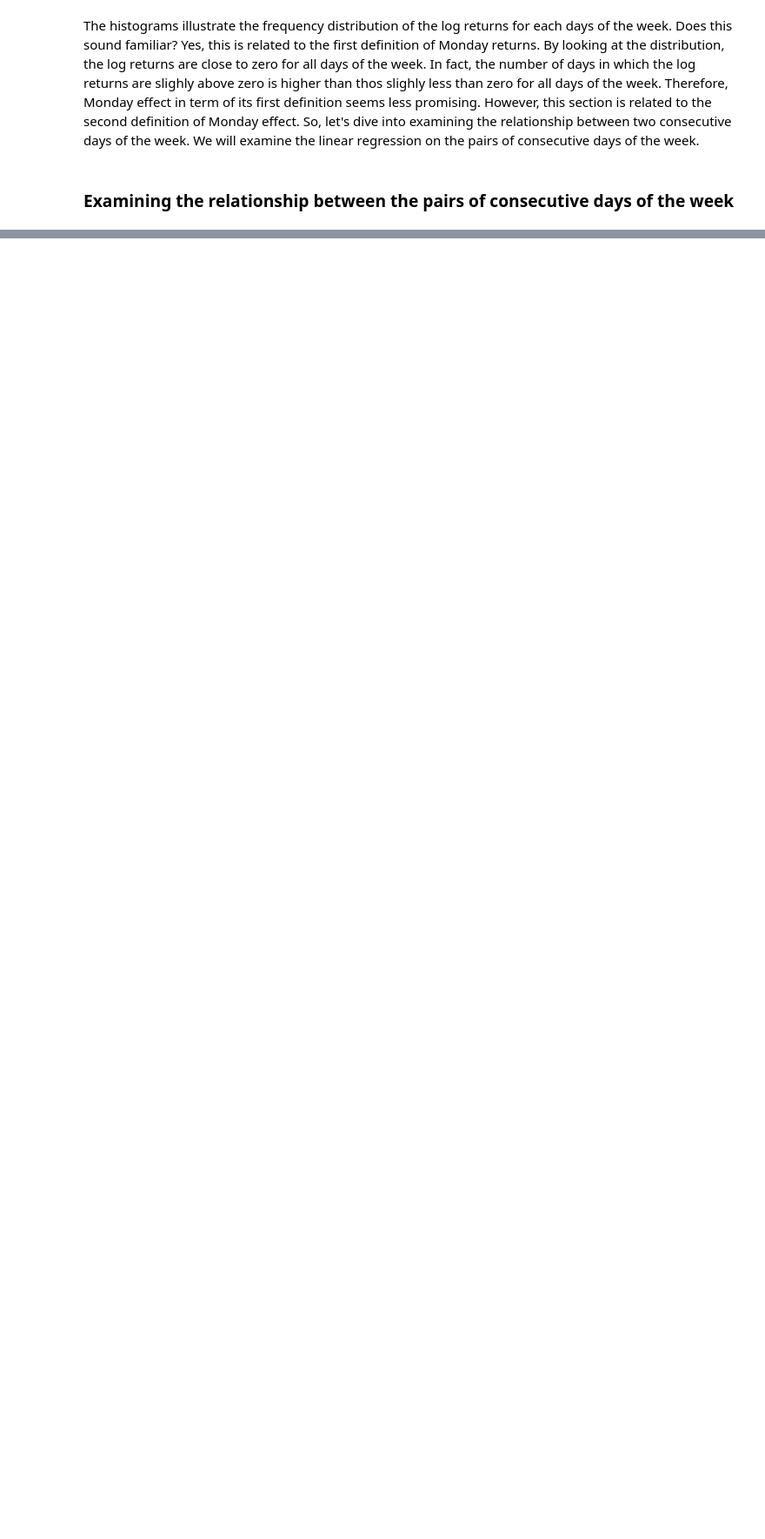
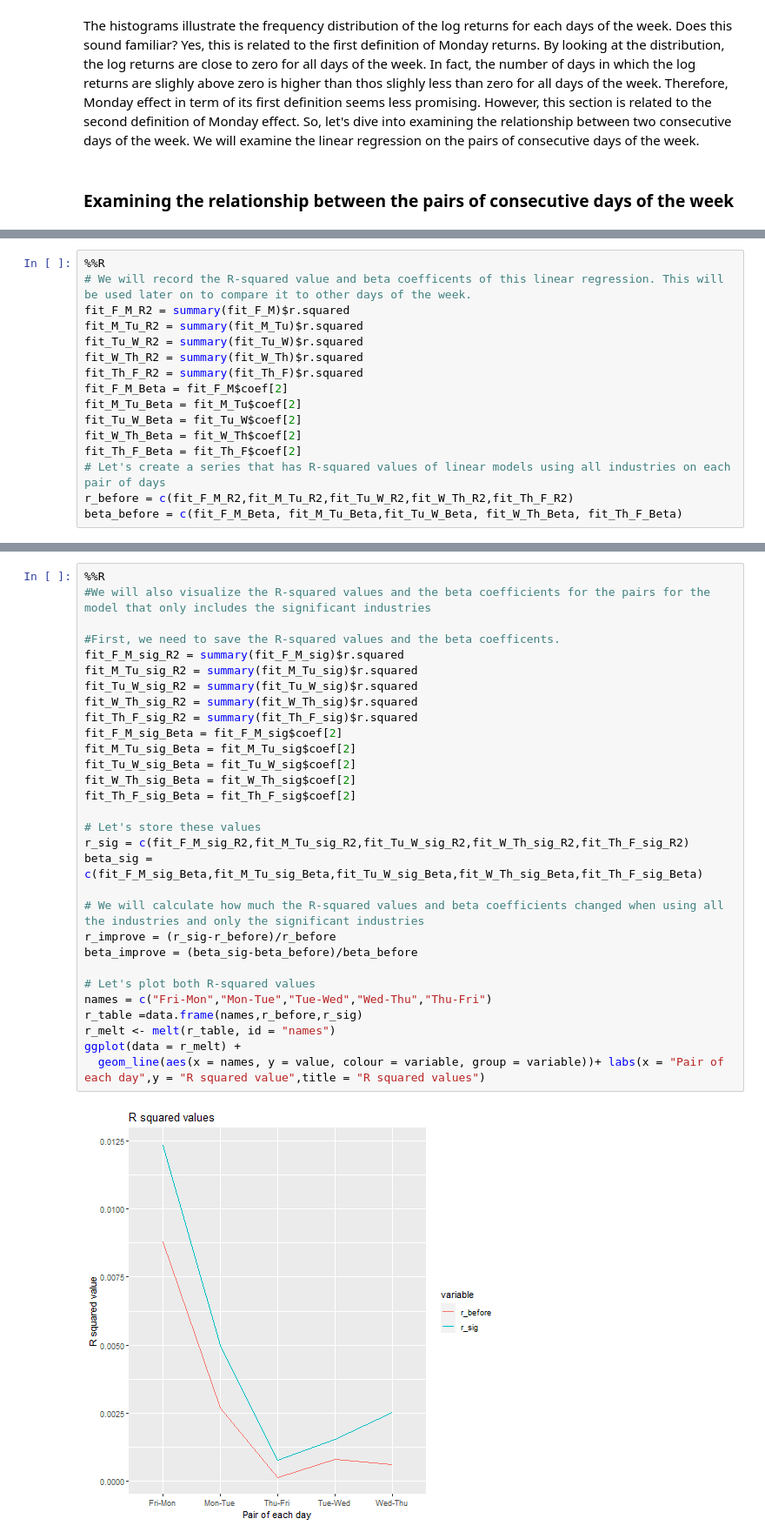
Before and after one commit to Sungbinyouk/UCSB-PSTAT234-2021S-Final-Project-Stock, a Jupyter notebook: Examining Monday Effect.ipynb, the cells around one changed output, grey strips where cells are left out. Shown at 87% size. Cells and saved outputs as stored; diff of their text form; blank space fills up the shorter version.

```diff
--- a/Examining Monday Effect.ipynb
+++ b/Examining Monday Effect.ipynb
@@ -510,0 +538,16 @@ There is a statistically significant positive relationship between the log retur
+# %%
+%%R
+# We will record the R-squared value and beta coefficents of this linear regression. This will be used later on to compare it to other days of the week.
+fit_F_M_R2 = summary(fit_F_M)$r.squared
+fit_M_Tu_R2 = summary(fit_M_Tu)$r.squared
+fit_Tu_W_R2 = summary(fit_Tu_W)$r.squared
+fit_W_Th_R2 = summary(fit_W_Th)$r.squared
+fit_Th_F_R2 = summary(fit_Th_F)$r.squared
+fit_F_M_Beta = fit_F_M$coef[2]
+fit_M_Tu_Beta = fit_M_Tu$coef[2]
+fit_Tu_W_Beta = fit_Tu_W$coef[2]
+fit_W_Th_Beta = fit_W_Th$coef[2]
+fit_Th_F_Beta = fit_Th_F$coef[2]
+# Let's create a series that has R-squared values of linear models using all industries on each pair of days
+r_before = c(fit_F_M_R2,fit_M_Tu_R2,fit_Tu_W_R2,fit_W_Th_R2,fit_Th_F_R2)
+beta_before = c(fit_F_M_Beta, fit_M_Tu_Beta,fit_Tu_W_Beta, fit_W_Th_Beta, fit_Th_F_Beta)
@@ -510,0 +680,32 @@ There is a statistically significant positive relationship between the log retur
+# %%
+%%R
+#We will also visualize the R-squared values and the beta coefficients for the pairs for the model that only includes the significant industries
+
+#First, we need to save the R-squared values and the beta coefficents.
+fit_F_M_sig_R2 = summary(fit_F_M_sig)$r.squared
+fit_M_Tu_sig_R2 = summary(fit_M_Tu_sig)$r.squared
+fit_Tu_W_sig_R2 = summary(fit_Tu_W_sig)$r.squared
+fit_W_Th_sig_R2 = summary(fit_W_Th_sig)$r.squared
+fit_Th_F_sig_R2 = summary(fit_Th_F_sig)$r.squared
+fit_F_M_sig_Beta = fit_F_M_sig$coef[2]
+fit_M_Tu_sig_Beta = fit_M_Tu_sig$coef[2]
+fit_Tu_W_sig_Beta = fit_Tu_W_sig$coef[2]
+fit_W_Th_sig_Beta = fit_W_Th_sig$coef[2]
+fit_Th_F_sig_Beta = fit_Th_F_sig$coef[2]
+
+# Let's store these values
+r_sig = c(fit_F_M_sig_R2,fit_M_Tu_sig_R2,fit_Tu_W_sig_R2,fit_W_Th_sig_R2,fit_Th_F_sig_R2)
+beta_sig = c(fit_F_M_sig_Beta,fit_M_Tu_sig_Beta,fit_Tu_W_sig_Beta,fit_W_Th_sig_Beta,fit_Th_F_sig_Beta)
+
+# We will calculate how much the R-squared values and beta coefficients changed when using all the industries and only the significant industries
+r_improve = (r_sig-r_before)/r_before
+beta_improve = (beta_sig-beta_before)/beta_before
+
+# Let's plot both R-squared values
+names = c("Fri-Mon","Mon-Tue","Tue-Wed","Wed-Thu","Thu-Fri")
+r_table =data.frame(names,r_before,r_sig)
+r_melt <- melt(r_table, id = "names")
+ggplot(data = r_melt) +
+  geom_line(aes(x = names, y = value, colour = variable, group = variable))+ labs(x = "Pair of each day",y = "R squared value",title = "R squared values")
+# %% [output]
+[figure, added]
```
Also changed, not shown: parts of 15 cells of this notebook.
